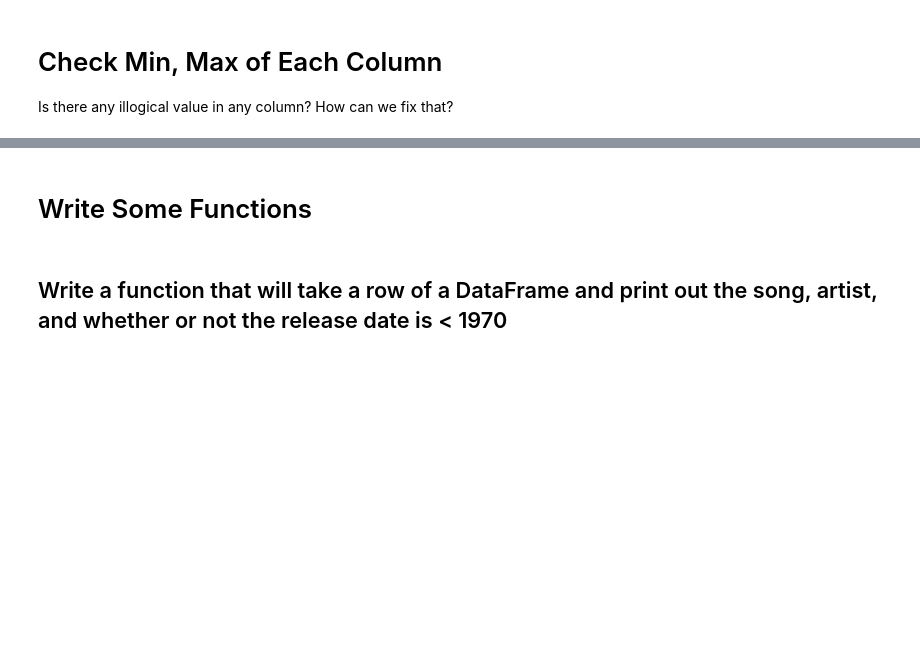
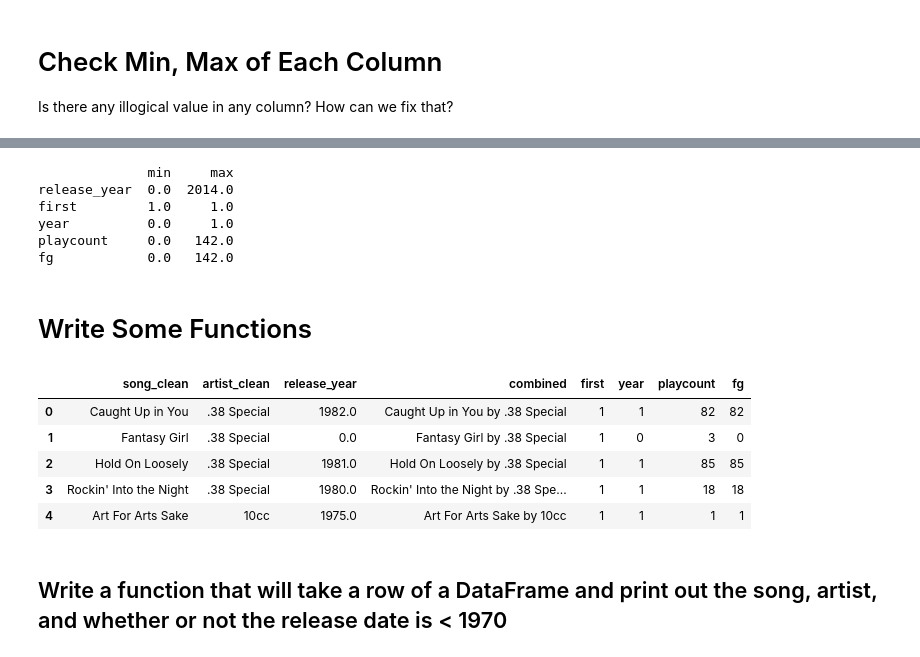
Before and after one commit to Peter-L20/Institute-of-Data, a Jupyter notebook: IOD_Labs/IOD_Lab 3.1.1.ipynb, the cells around one changed output, grey strips where cells are left out. Cells and saved outputs as stored; diff of their text form; code cells hidden in the pictures; blank space fills up the shorter version.

```diff
--- a/IOD_Labs/IOD_Lab 3.1.1.ipynb
+++ b/IOD_Labs/IOD_Lab 3.1.1.ipynb
@@ -580,0 +609,5 @@ Check column names and clean.
+# %%
+# replace DataFrame column with our clean column names
+rock.columns = clean_column_name(rock.columns)
+
+rock.columns
@@ -584,0 +635,6 @@ Check 'release' column whether this column have any null value or not. Replace n
+# %%
+# column 'release_year' has has 577 null values
+# use a mask to find all rows with null values, then convert it to an integer: 0
+
+null_mask = rock.release_year.isnull() # find all rows in column 'release_year' with null values
+rock.loc[null_mask, 'release_year'] = 0 #recall loc function ('row name', 'column name')
@@ -588,0 +698,9 @@ Check datatypes of the dataset. Is there any column which should be int instead
+# %%
+# the object was 'SONGFACTS.COM'
+# create a mask to remove it
+
+songs_facts_mask = rock.release_year == 'SONGFACTS.COM'
+rock.loc[songs_facts_mask, 'release_year'] = np.NaN #convert to NaN (Not a Number)
+# %%
+#convert release_year into numeric type using function: 'to_numeric(argument)'
+rock.release_year = pd.to_numeric(rock.release_year)
@@ -593,4 +733,27 @@ Is there any illogical value in any column? How can we fix that?
+# %%
+# we can write this into a function
+
+def check_min_max(df):
+    print(df.describe().T[['min', 'max']])
+
+check_min_max(rock)
+# %% [output]
+              min     max
+release_year  0.0  2014.0
+first         1.0     1.0
+year          0.0     1.0
+playcount     0.0   142.0
+fg            0.0   142.0
 # %% [markdown]
 # Write Some Functions
+# %%
+rock.head()
+# %% [output]
+|  | song_clean | artist_clean | release_year | combined | first | year | playcount | fg |
+| 0 | Caught Up in You | .38 Special | 1982.0 | Caught Up in You by .38 Special | 1 | 1 | 82 | 82 |
+| 1 | Fantasy Girl | .38 Special | 0.0 | Fantasy Girl by .38 Special | 1 | 0 | 3 | 0 |
+| 2 | Hold On Loosely | .38 Special | 1981.0 | Hold On Loosely by .38 Special | 1 | 1 | 85 | 85 |
+| 3 | Rockin' Into the Night | .38 Special | 1980.0 | Rockin' Into the Night by .38 Spe... | 1 | 1 | 18 | 18 |
+| 4 | Art For Arts Sake | 10cc | 1975.0 | Art For Arts Sake by 10cc | 1 | 1 | 1 | 1 |
 # %% [markdown]
 ## Write a function that will take a row of a DataFrame and print out the song, artist, and whether or not the release date is < 1970
```
Also changed, not shown: parts of 33 cells of this notebook.
